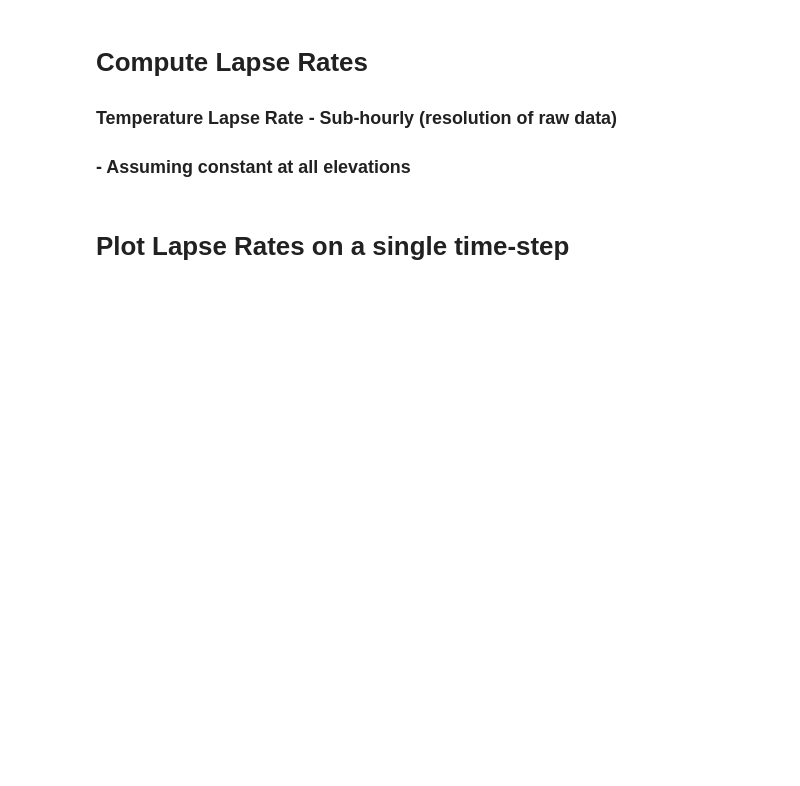
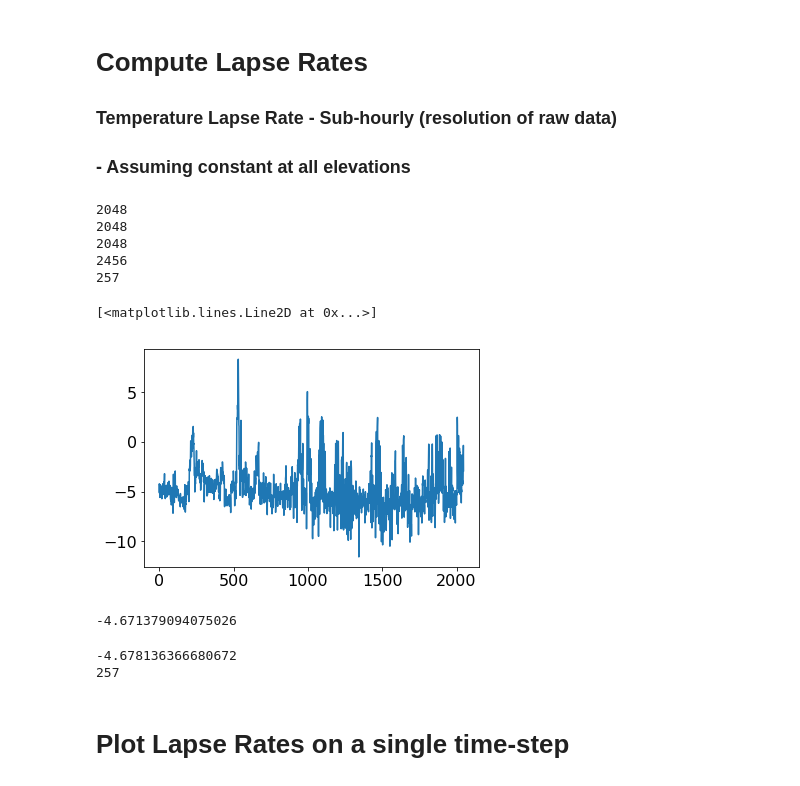
Before and after one commit to nooksack-indian-tribe/CurvyLapseRate, a Jupyter notebook: Nooksack_Watershed_Lapse_Rates_2016.ipynb, the cells around one changed output. Drawn from its saved outputs; the diff is of its cells as text; code cells hidden in the pictures; blank space fills up the shorter version.

```diff
--- a/Nookasck_Watershed_Lapse_Rates_2016.ipynb
+++ b/Nooksack_Watershed_Lapse_Rates_2016.ipynb
@@ -681,19 +762,41 @@ np.mean(daily_Tmean_LR)
+# %%
+#np.mean(daily_Tmean_LR)
+print(n_Lapse2)
+print(n_Lapse4)
+print(n_Lapse6)
+print(n_Lapse7)
+print(len(daily_Tmean_Lapse7_adj))
+# %% [output]
+2048
+2048
+2048
+2456
+257
 # %%
 subdaily_LR=np.empty([n_Lapse2,1], dtype=object) # array of daily mean lapse rates
 subdaily_b=np.empty([n_Lapse2,1], dtype=object) # array of daily mean y-int
 subdaily_r=np.empty([n_Lapse2,1], dtype=object) # array of correlation coefficient
 subdaily_p=np.empty([n_Lapse2,1], dtype=object) # array of p-value
 subdaily_se=np.empty([n_Lapse2,1], dtype=object) # array of standard error
 for i in range(0,n_Lapse2):
     [subdaily_LR[i], subdaily_b[i], subdaily_r[i], subdaily_p[i],
      subdaily_se[i]] =stats.linregress(elevations_km,
     [temp_Lapse2[i], temp_Lapse4[i], temp_Lapse6[i],
      temp_Lapse7_adj[i]])
 mean_LR=np.mean(subdaily_LR)
 mean_b=np.mean(subdaily_b)
 mean_r=np.mean(subdaily_r)
 mean_p=np.mean(subdaily_p)
 mean_se=np.mean(subdaily_se)
+mean_LR
+plt.plot(subdaily_LR)
+# %% [output]
+[<matplotlib.lines.Line2D at 0x...>]
+[figure, added]
+# %%
+mean_LR
+# %% [output]
+-4.671379094075026
 # %%
 # Temperature Lapse Rate - Daily Mean Temperature
 # - Assuming constant at all elevations
@@ -711,6 +814,12 @@ ann_mean_LR_daily_Tmean=np.mean(daily_Tmean_LR)
 ann_mean_b_daily_Tmean=np.mean(daily_Tmean_b)
 ann_mean_r_daily_Tmean=np.mean(daily_Tmean_r)
 ann_mean_p_daily_Tmean=np.mean(daily_Tmean_p)
+# %%
+print(ann_mean_LR_daily_Tmean)
+print(ndays_Lapse2)
+# %% [output]
+-4.678136366680672
+257
 # %% [markdown]
 # Plot Lapse Rates on a single time-step
 # %%
```
Also changed, not shown: parts of 17 cells of this notebook, 4 other files.
